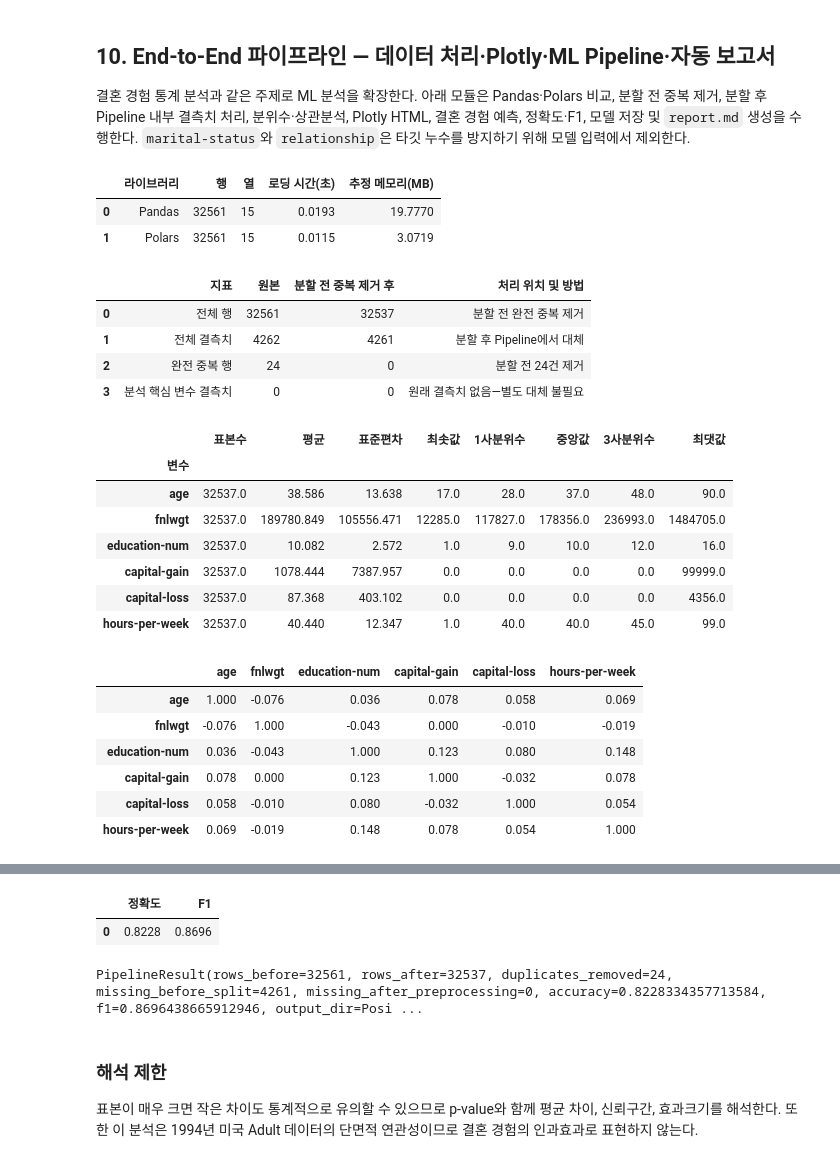
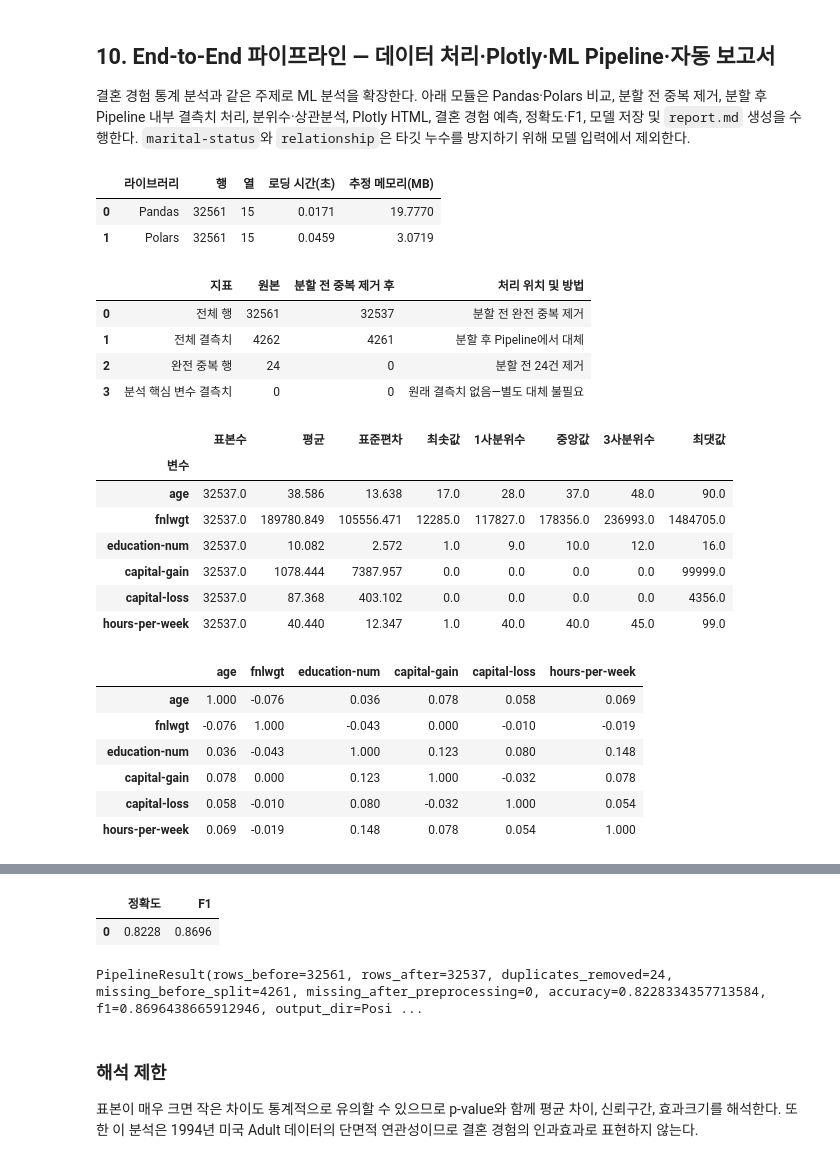
Before and after one commit to ymj9608/day2, a Jupyter notebook: day2.ipynb, the cells around one changed output, grey strips where cells are left out. Saved outputs shown, nothing was run; the diff lists cells and outputs as text; code cells hidden in the pictures.

```diff
--- a/day2.ipynb
+++ b/day2.ipynb
@@ -421,14 +422,16 @@ plt.show()
 결혼 경험 통계 분석과 같은 주제로 ML 분석을 확장한다. 아래 모듈은 Pandas·Polars 비교, 분할 전 중복 제거, 분할 후 Pipeline 내부 결측치 처리, 분위수·상관분석, Plotly HTML, 결혼 경험 예측, 정확도·F1, 모델 저장 및 `report.md` 생성을 수행한다. `marital-status`와 `relationship`은 타깃 누수를 방지하기 위해 모델 입력에서 제외한다.
 # %%
 # 10. End-to-End 분석 파이프라인 실행
-from day2_pipeline import run_pipeline
+import importlib
+import day2_pipeline
 
-pipeline_result = run_pipeline(data_path='adult.data', output_dir='artifacts')
+importlib.reload(day2_pipeline)
+pipeline_result = day2_pipeline.run_pipeline(data_path='adult.data', output_dir='artifacts')
 display(pipeline_result)
 # %% [output]
 |  | 라이브러리 | 행 | 열 | 로딩 시간(초) | 추정 메모리(MB) |
-| 0 | Pandas | 32561 | 15 | 0.0193 | 19.7770 |
-| 1 | Polars | 32561 | 15 | 0.0115 | 3.0719 |
+| 0 | Pandas | 32561 | 15 | 0.0171 | 19.7770 |
+| 1 | Polars | 32561 | 15 | 0.0459 | 3.0719 |
 |  | 지표 | 원본 | 분할 전 중복 제거 후 | 처리 위치 및 방법 |
 | 0 | 전체 행 | 32561 | 32537 | 분할 전 완전 중복 제거 |
 | 1 | 전체 결측치 | 4262 | 4261 | 분할 후 Pipeline에서 대체 |
```
Also changed, not shown: parts of 7 cells of this notebook, 8 other files.
